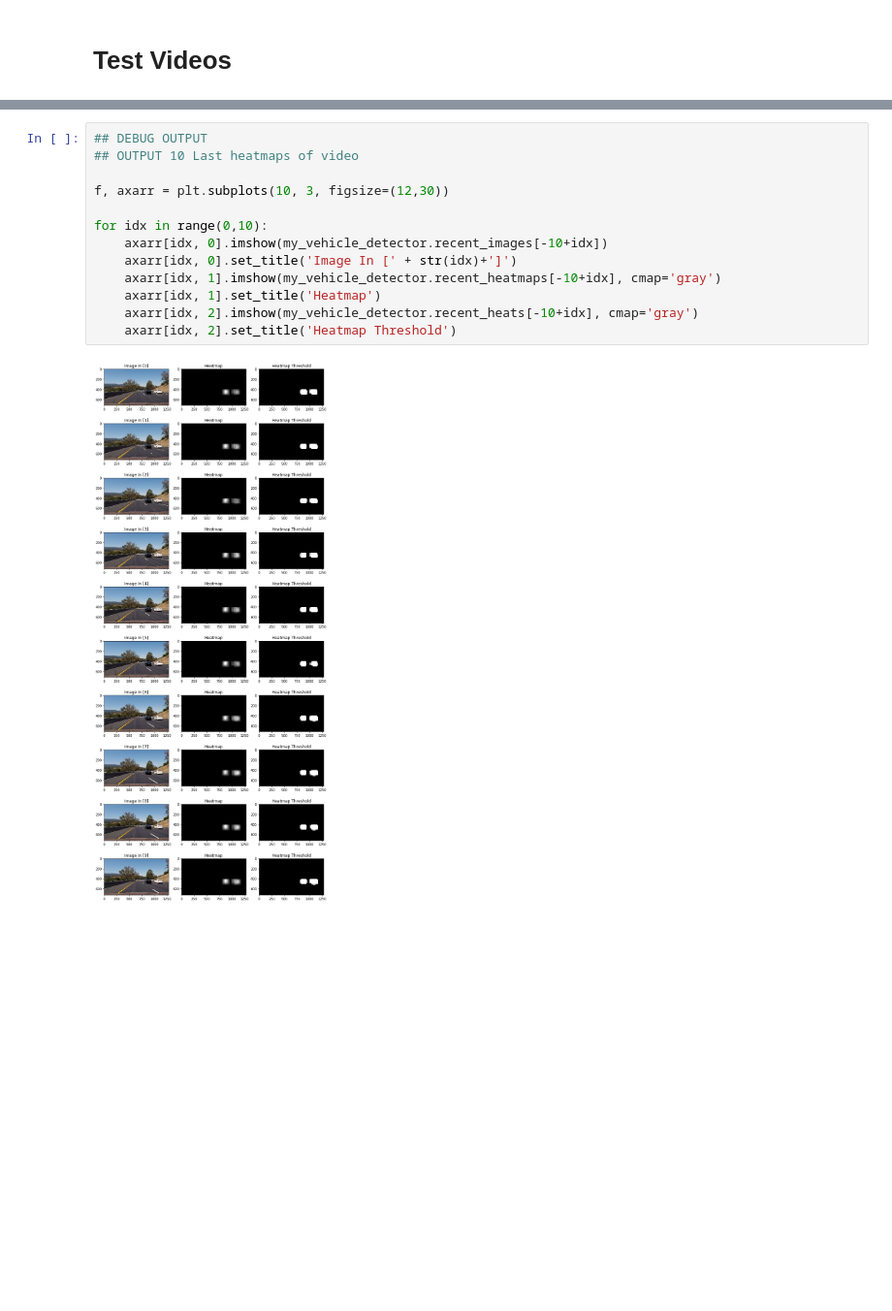
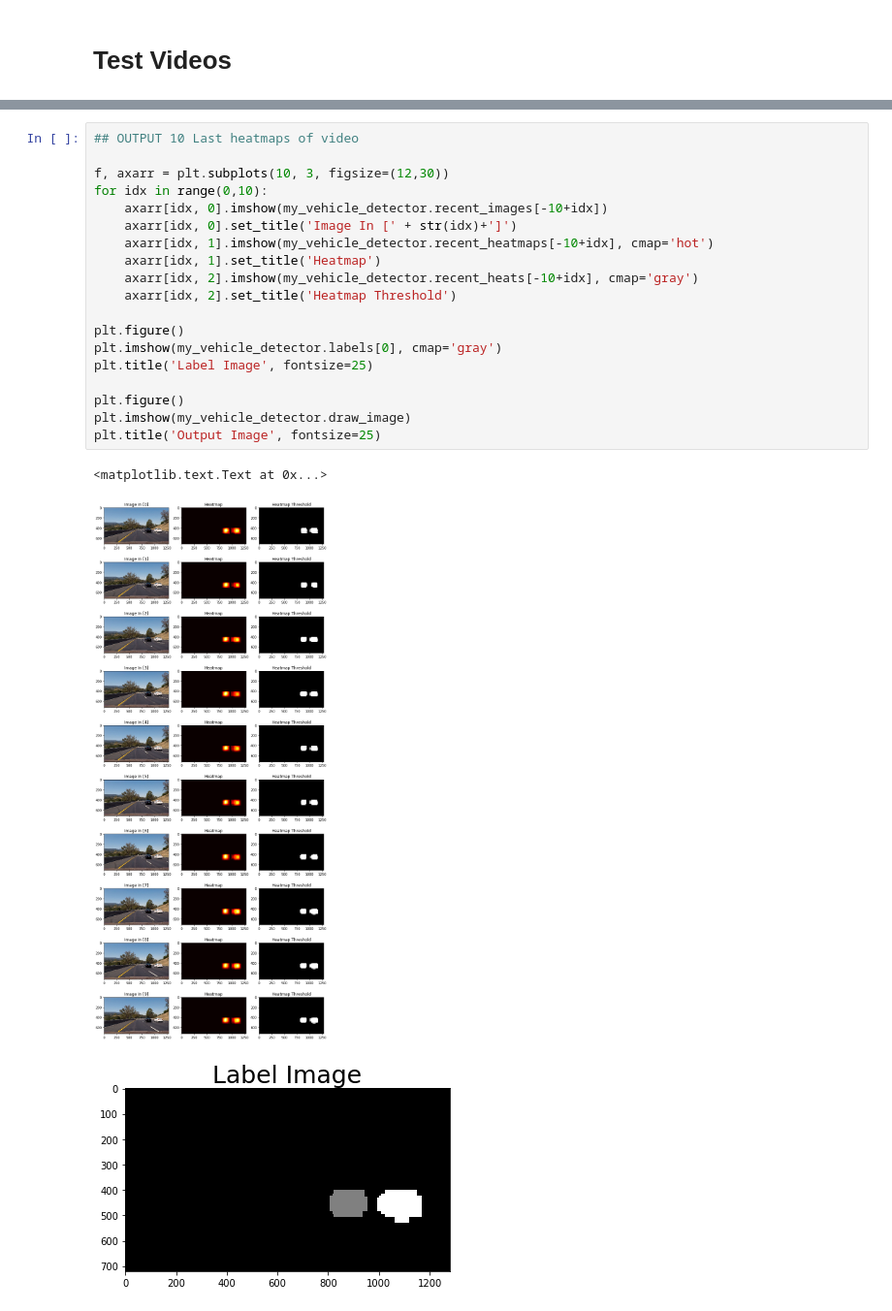
Before and after one commit to stein089/CarND-Vehicle-Detection, a Jupyter notebook: vehicle_detection.ipynb, the cells around one changed output, grey strips where cells are left out. Shown at 97% size. Drawn from its saved outputs; the diff is of its cells as text; blank space fills up the shorter version.

```diff
--- a/vehicle_detection.ipynb
+++ b/vehicle_detection.ipynb
@@ -617,15 +578,23 @@ Wall time: 30.7 s
 # %%
-## DEBUG OUTPUT
 ## OUTPUT 10 Last heatmaps of video
 
 f, axarr = plt.subplots(10, 3, figsize=(12,30))
-
 for idx in range(0,10):
     axarr[idx, 0].imshow(my_vehicle_detector.recent_images[-10+idx])
     axarr[idx, 0].set_title('Image In [' + str(idx)+']')
-    axarr[idx, 1].imshow(my_vehicle_detector.recent_heatmaps[-10+idx], cmap='gray')
+    axarr[idx, 1].imshow(my_vehicle_detector.recent_heatmaps[-10+idx], cmap='hot')
     axarr[idx, 1].set_title('Heatmap')
     axarr[idx, 2].imshow(my_vehicle_detector.recent_heats[-10+idx], cmap='gray')
     axarr[idx, 2].set_title('Heatmap Threshold')
+
+plt.figure()
+plt.imshow(my_vehicle_detector.labels[0], cmap='gray')
+plt.title('Label Image', fontsize=25)
+
+plt.figure()
+plt.imshow(my_vehicle_detector.draw_image)
+plt.title('Output Image', fontsize=25)
 # %% [output]
+<matplotlib.text.Text at 0x...>
-[figure, old version]
+[figure, new version]
+[figure, added]
```
Also changed, not shown: parts of 12 cells of this notebook, 1 other file.
